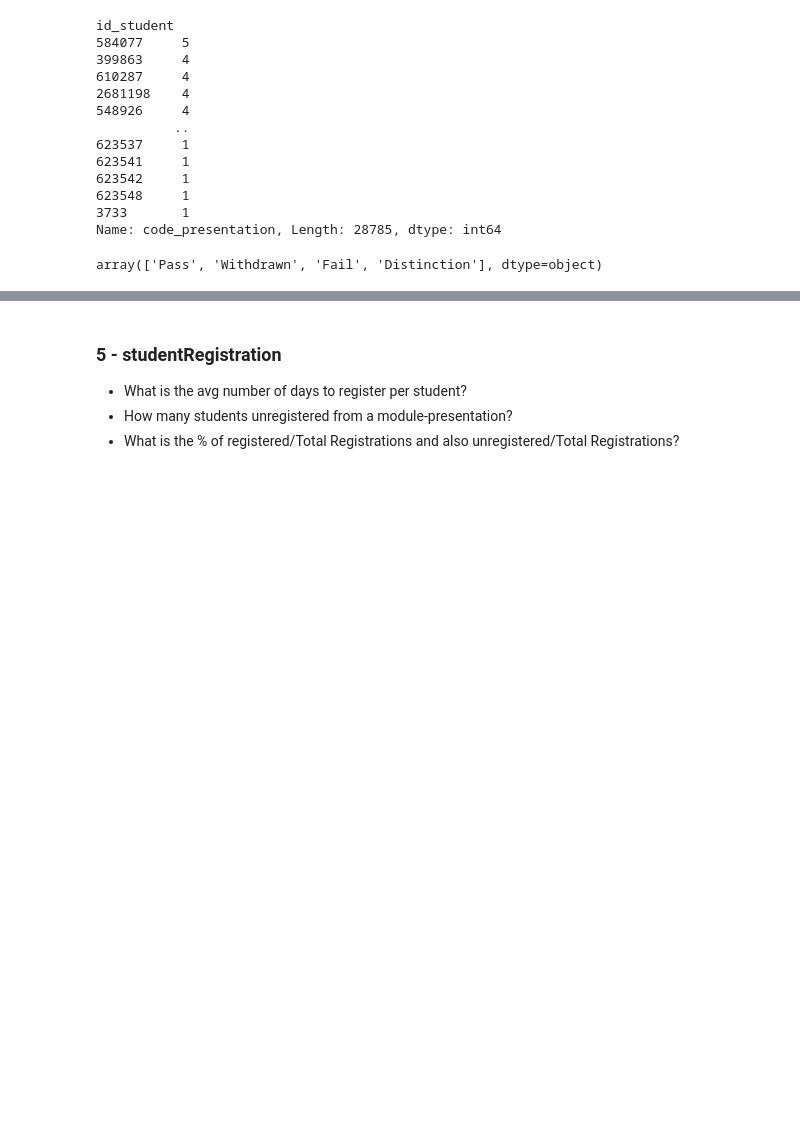
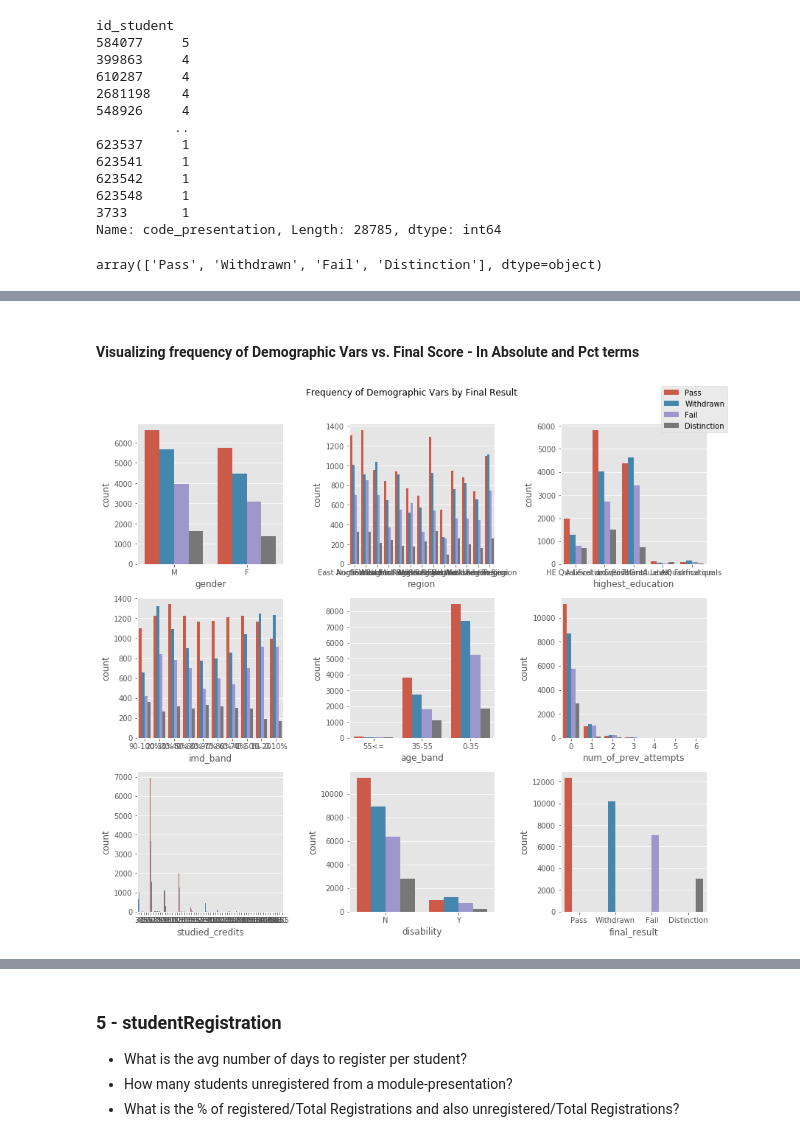
Before and after one commit to jdybuncio/predicting-virtual-learning-outcomes, a Jupyter notebook: Exploration.ipynb, the cells around one changed output, grey strips where cells are left out. Drawn from its saved outputs; the diff is of its cells as text; code cells hidden in the pictures; blank space fills up the shorter version.

```diff
--- a/Exploration.ipynb
+++ b/Exploration.ipynb
@@ -473,0 +593,15 @@ array(['Pass', 'Withdrawn', 'Fail', 'Distinction'], dtype=object)
+# %% [markdown]
+#### Visualizing frequency of Demographic Vars vs. Final Score - In Absolute and Pct terms
+# %%
+fig, axs = plt.subplots(3,3, figsize = (12,10))
+fig.suptitle('Frequency of Demographic Vars by Final Result', x = 0.5, y = 1.05)
+for i, ax in enumerate(axs.flatten()):
+    sns.countplot(x=cols[i], hue="final_result", data=df_studentInfo , ax=ax)
+    ax.get_legend().remove()
+
+handles, labels = ax.get_legend_handles_labels()
+
+fig.legend(handles, labels, loc='upper right')
+plt.tight_layout();
+# %% [output]
+[figure, added]
```
Also changed, not shown: parts of 43 cells of this notebook.
